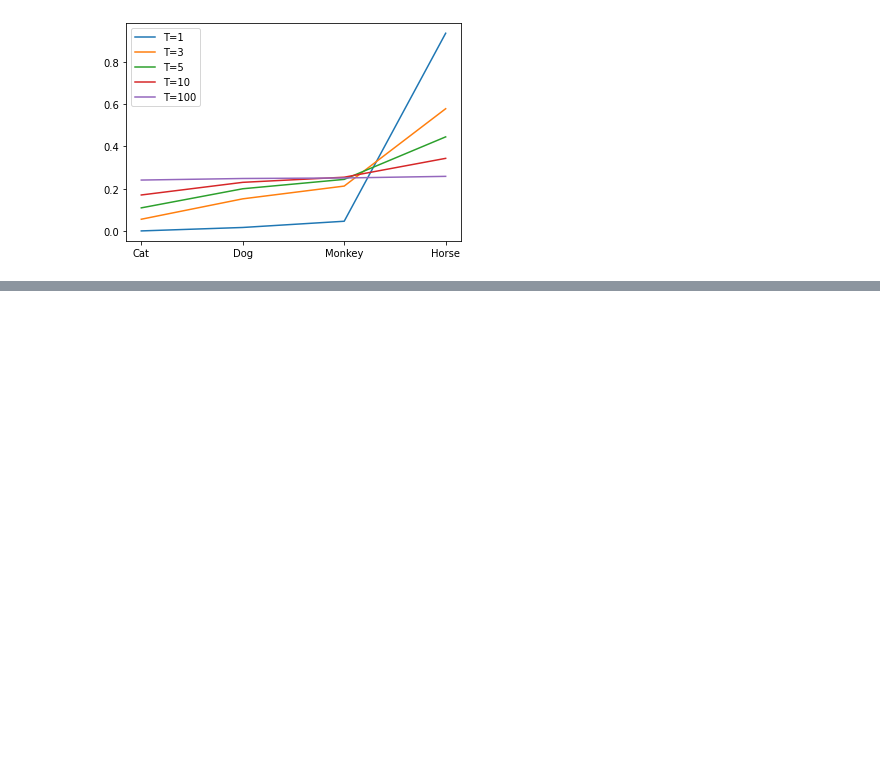
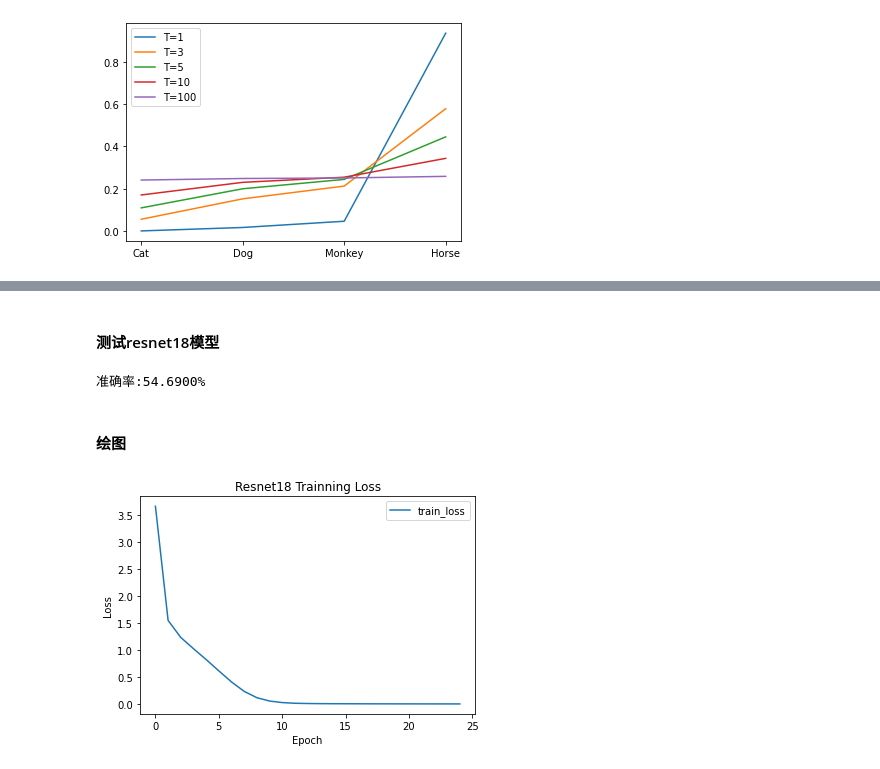
Before and after one commit to Puquan/knowledge_distilling, a Jupyter notebook: main.ipynb, the cells around one changed output, grey strips where cells are left out. Drawn from its saved outputs; the diff is of its cells as text; code cells hidden in the pictures; blank space fills up the shorter version.

```diff
--- a/main.ipynb
+++ b/main.ipynb
@@ -99,24 +72,0 @@ optimizer = optim.SGD(Teach_model.parameters(), lr=0.001, momentum=0.9)
-# %%
-for epoch in range(5):  # loop over the dataset multiple times
-
-    running_loss = 0.0
-    for i, data in enumerate(trainloader, 0):
-        # get the inputs; data is a list of [inputs, labels]
-        inputs, labels = data
-
-        # zero the parameter gradients
-        optimizer.zero_grad()
-
-        # forward + backward + optimize
-        outputs = Teach_model(inputs)
-        loss = criterion(outputs, labels)
-        loss.backward()
-        optimizer.step()
-
-        # print statistics
-        running_loss += loss.item()
-        if i % 2000 == 1999:    # print every 2000 mini-batches
-            print(f'[{epoch + 1}, {i + 1:5d}] loss: {running_loss / 2000:.3f}')
-            running_loss = 0.0
-
-print('Finished Training')
@@ -137,0 +215,37 @@ RuntimeError: DataLoader worker (pid(s) 41706) exited unexpectedly
+# %% [markdown]
+#### 测试resnet18模型
+# %%
+# 测试
+model = torch.load('cifar10_resnet18.pt') #加载模型
+model.eval() #切换到测试模式
+
+correct = 0
+total = 0
+
+for data in test_loader:
+    images, labels = data
+    images, labels = images.to(device), labels.to(device)
+    # 前向传播
+    out = model(images)
+    # 求出预测值索引  torch.max(input, dim) dim=1，行最大值
+    _, predicted = torch.max(out.data, 1)
+    total += labels.size(0)
+    correct += (predicted == labels).sum().item()
+
+#输出识别准确率
+print('准确率:{:.4f}%'.format(100 * correct / total))
+# %% [output]
+准确率:54.6900%
+# %% [markdown]
+#### 绘图
+# %%
+import numpy as np
+#%matplotlib inline
+plt.plot(np.arange(len(resnet18_train_losses)), resnet18_train_losses, label="train_loss")
+plt.title("Resnet18 Trainning Loss") # 设置标题
+plt.xlabel("Epoch") # 设置横轴名称
+plt.ylabel("Loss") # 设置纵轴名称
+plt.legend() # 图例放置在左下角
+plt.savefig("./Resnet18_Trainning_Loss.jpg")
+# %% [output]
+[figure, added]
```
Also changed, not shown: parts of 29 cells of this notebook, 7 other files.
